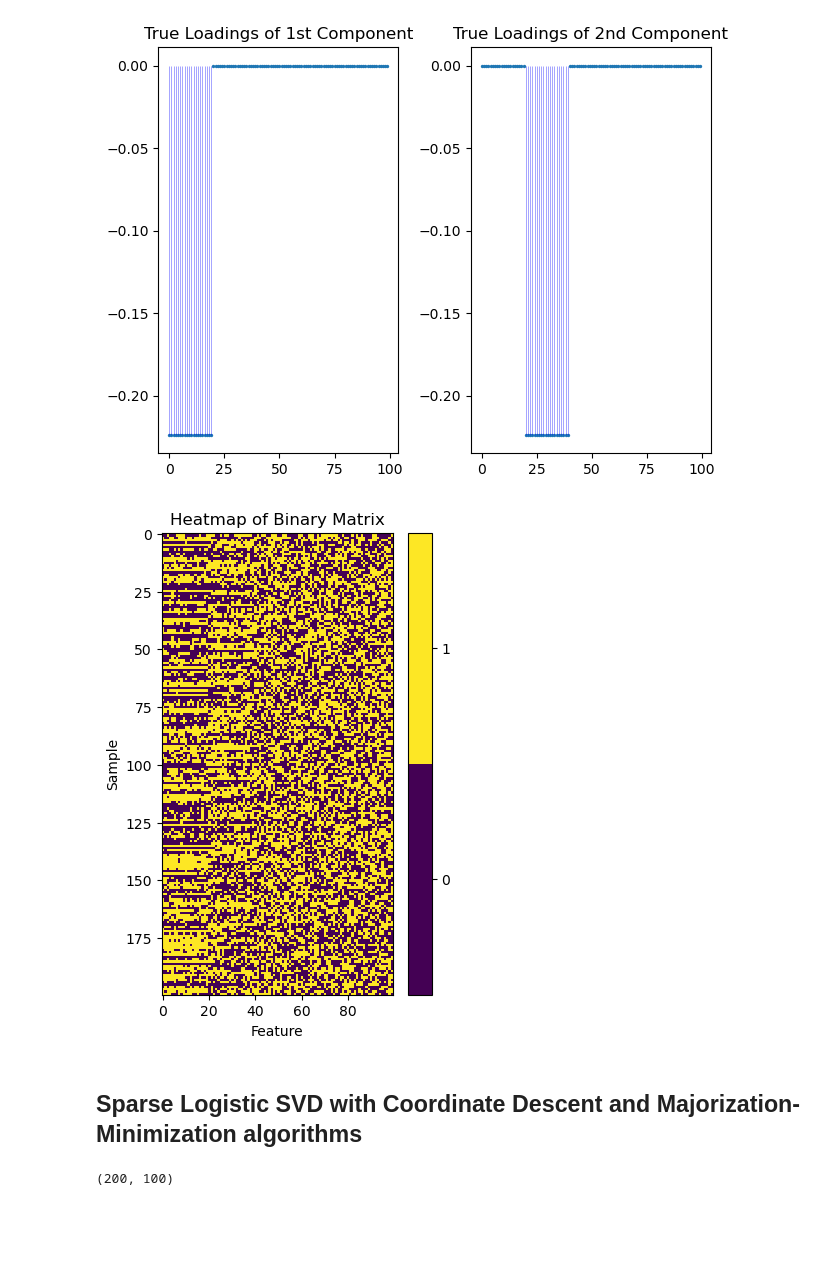
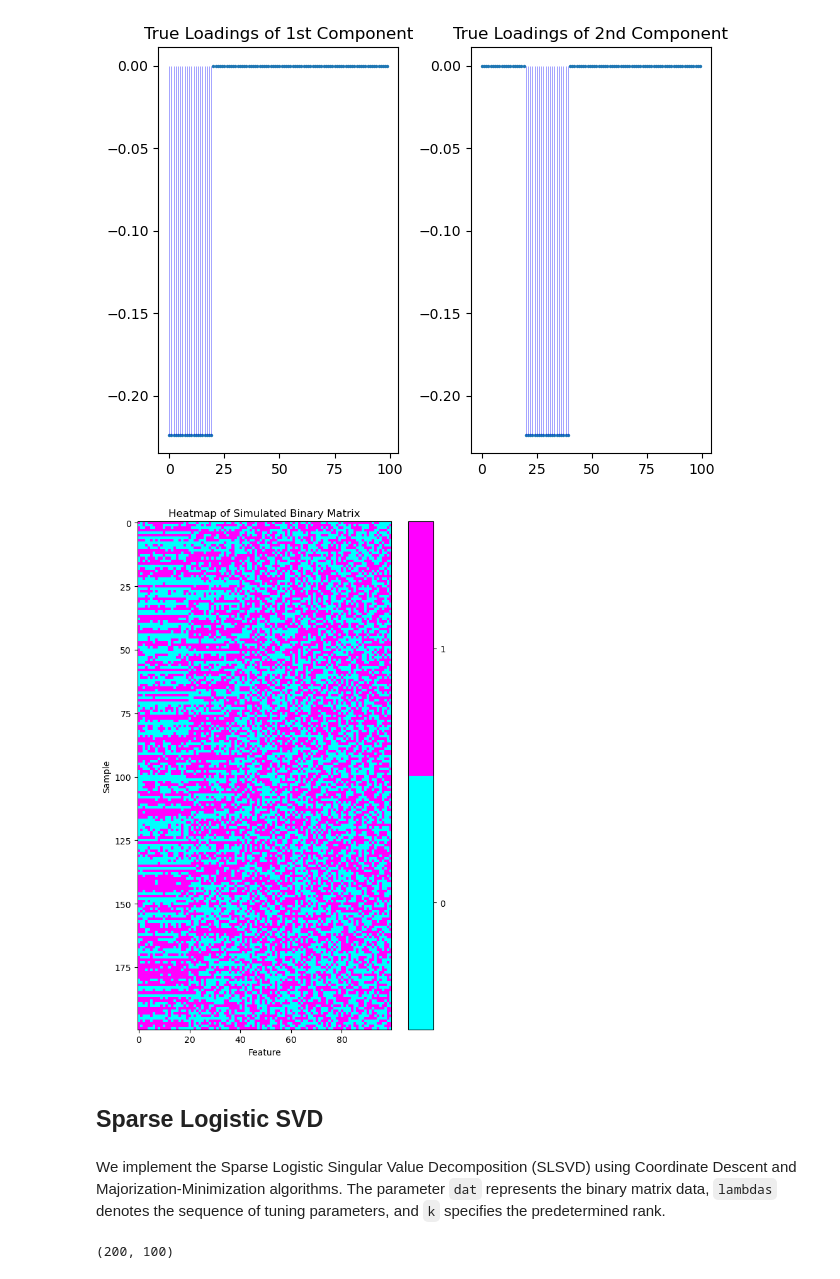
Before and after one commit to andyzhangstat/SLSVD, a Jupyter notebook: docs/example.ipynb, the cells around one changed output. Saved outputs shown, nothing was run; the diff lists cells and outputs as text; code cells hidden in the pictures; blank space fills up the shorter version.

```diff
--- a/docs/example.ipynb
+++ b/docs/example.ipynb
@@ -69,23 +71,32 @@ plt.show()
 # %% [output]
 [figure]
 # %%
-plt.figure(figsize=(4, 6))
-cmap = plt.cm.get_cmap('viridis', 2)
+plt.figure(figsize=(6, 9))  # Adjust the width and height as needed
+
+# Create a custom colormap using cyan and magenta
+colors = ['cyan', 'magenta']
+cmap = plt.matplotlib.colors.ListedColormap(colors, name='custom_cmap', N=2)
 
 plt.imshow(bin_mat, cmap=cmap, interpolation='nearest')
 
 cbar = plt.colorbar(ticks=[0.25, 0.75])
 cbar.ax.set_yticklabels(['0', '1'])
 
-plt.title('Heatmap of Binary Matrix')
+plt.title('Heatmap of Simulated Binary Matrix')
 plt.xlabel('Feature')
 plt.ylabel('Sample')
 
+# Use tight layout to reduce white space
+plt.tight_layout()
+
+# Show the plot
 plt.show()
 # %% [output]
-[figure, old version]
+[figure, new version]
 # %% [markdown]
-## Sparse Logistic SVD with Coordinate Descent and Majorization-Minimization algorithms
+## Sparse Logistic SVD
+# %% [markdown]
+We implement the Sparse Logistic Singular Value Decomposition (SLSVD) using Coordinate Descent and Majorization-Minimization algorithms. The parameter `dat` represents the binary matrix data, `lambdas` denotes the sequence of tuning parameters, and `k` specifies the predetermined rank.
 # %%
 from slsvd.slsvd import sparse_logistic_svd_coord
 # %%
```
Also changed, not shown: parts of 8 cells of this notebook, 1 other file.
